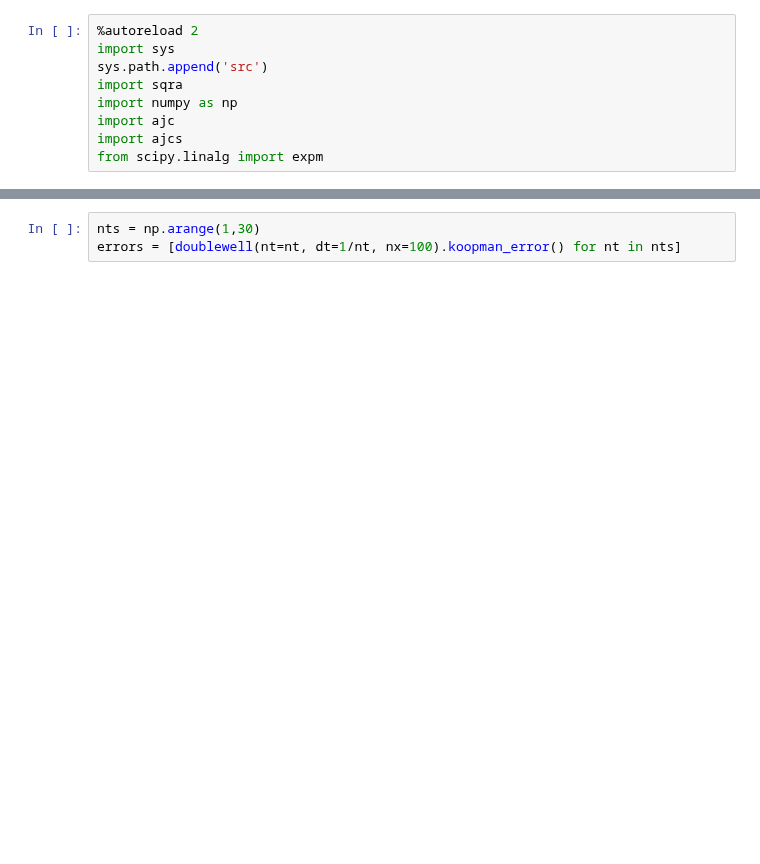
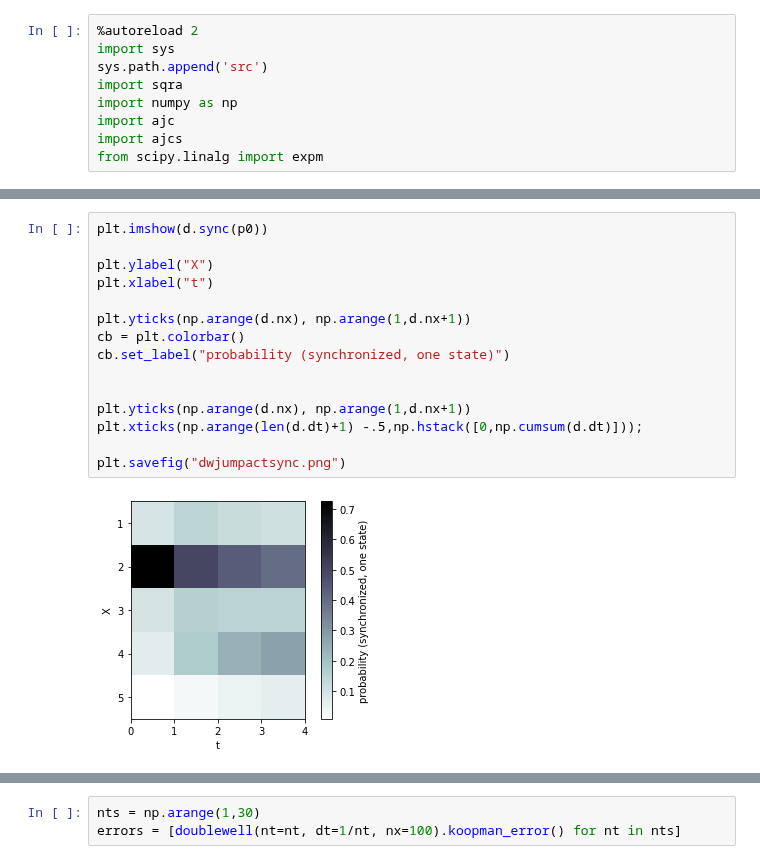
Before and after one commit to axsk/augmented-jump-chain, a Jupyter notebook: papermsnd.ipynb, the cells around one changed output, grey strips where cells are left out. Cells and saved outputs as stored; diff of their text form; blank space fills up the shorter version.

```diff
--- a/papermsnd.ipynb
+++ b/papermsnd.ipynb
@@ -102,0 +219,17 @@ d.koopman_error()
+# %%
+plt.imshow(d.sync(p0))
+
+plt.ylabel("X")
+plt.xlabel("t")
+
+plt.yticks(np.arange(d.nx), np.arange(1,d.nx+1))
+cb = plt.colorbar()
+cb.set_label("probability (synchronized, one state)")
+
+
+plt.yticks(np.arange(d.nx), np.arange(1,d.nx+1))
+plt.xticks(np.arange(len(d.dt)+1) -.5,np.hstack([0,np.cumsum(d.dt)]));
+
+plt.savefig("dwjumpactsync.png")
+# %% [output]
+[figure, added]
```
Also changed, not shown: parts of 19 cells of this notebook, 1 other file.
